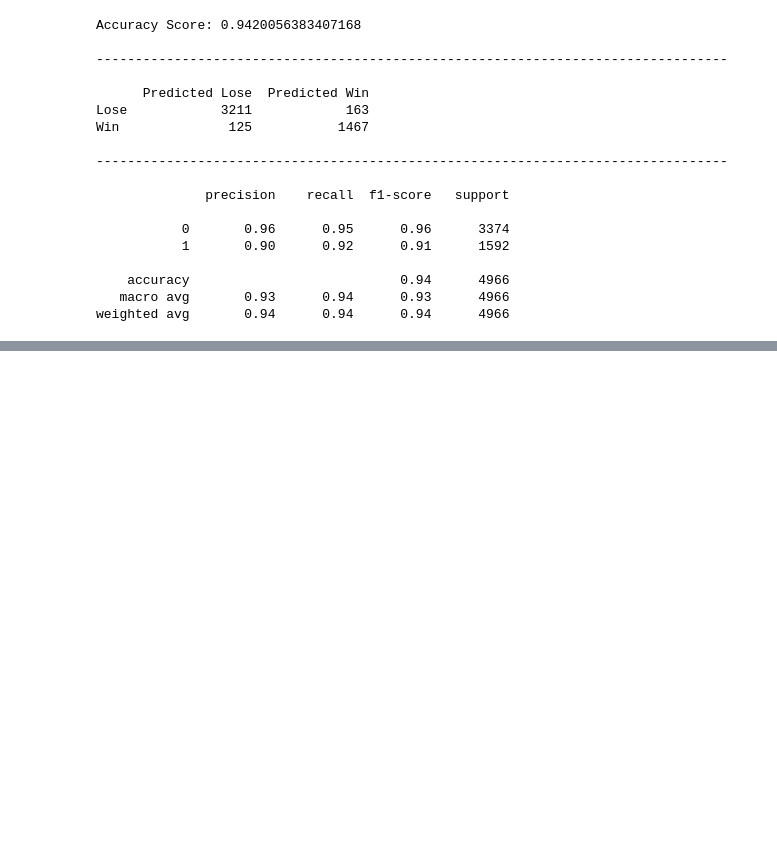
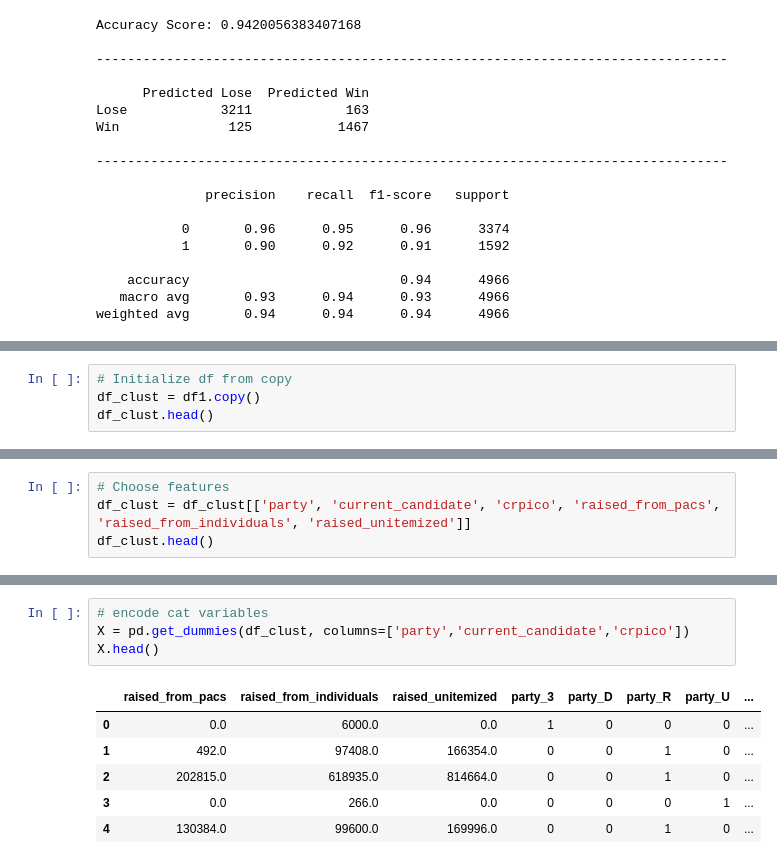
Before and after one commit to armyofkittens/Analyze-This-Campaign-Finance-Analysis, a Jupyter notebook: ML_modeling_v1.ipynb, the cells around one changed output, grey strips where cells are left out. Cells and saved outputs as stored; diff of their text form; blank space fills up the shorter version.

```diff
--- a/ML_modeling_v1.ipynb
+++ b/ML_modeling_v1.ipynb
@@ -284,0 +314,4 @@ weighted avg       0.94      0.94      0.94      4966
+# %%
+# Initialize df from copy
+df_clust = df1.copy()
+df_clust.head()
@@ -284,0 +336,4 @@ weighted avg       0.94      0.94      0.94      4966
+# %%
+# Choose features
+df_clust = df_clust[['party', 'current_candidate', 'crpico', 'raised_from_pacs',	'raised_from_individuals', 'raised_unitemized']]
+df_clust.head()
@@ -284,0 +347,11 @@ weighted avg       0.94      0.94      0.94      4966
+# %%
+# encode cat variables
+X = pd.get_dummies(df_clust, columns=['party','current_candidate','crpico'])
+X.head()
+# %% [output]
+|  | raised_from_pacs | raised_from_individuals | raised_unitemized | party_3 | party_D | party_R | party_U | ... |
+| 0 | 0.0 | 6000.0 | 0.0 | 1 | 0 | 0 | 0 | ... |
+| 1 | 492.0 | 97408.0 | 166354.0 | 0 | 0 | 1 | 0 | ... |
+| 2 | 202815.0 | 618935.0 | 814664.0 | 0 | 0 | 1 | 0 | ... |
+| 3 | 0.0 | 266.0 | 0.0 | 0 | 0 | 0 | 1 | ... |
+| 4 | 130384.0 | 99600.0 | 169996.0 | 0 | 0 | 1 | 0 | ... |
```
Also changed, not shown: parts of 18 cells of this notebook.
